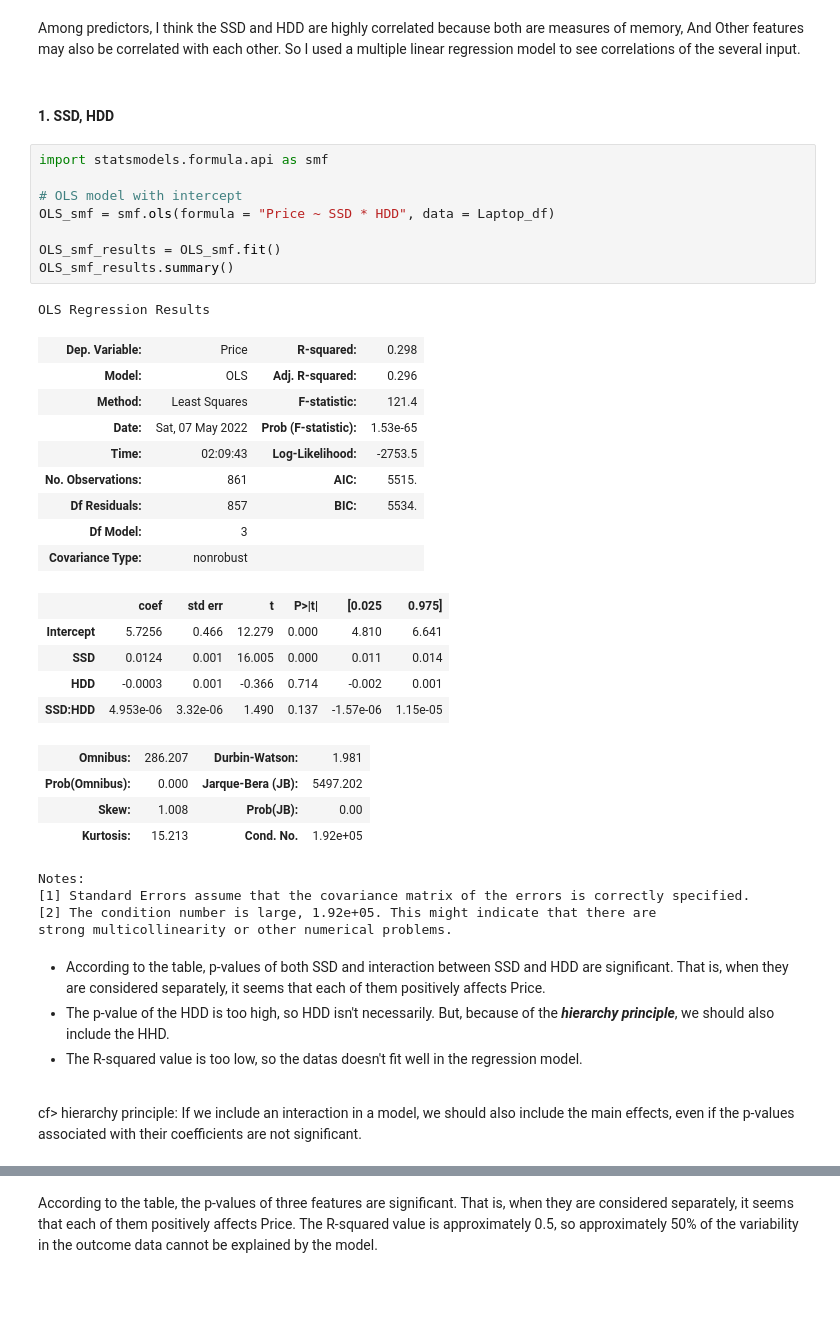
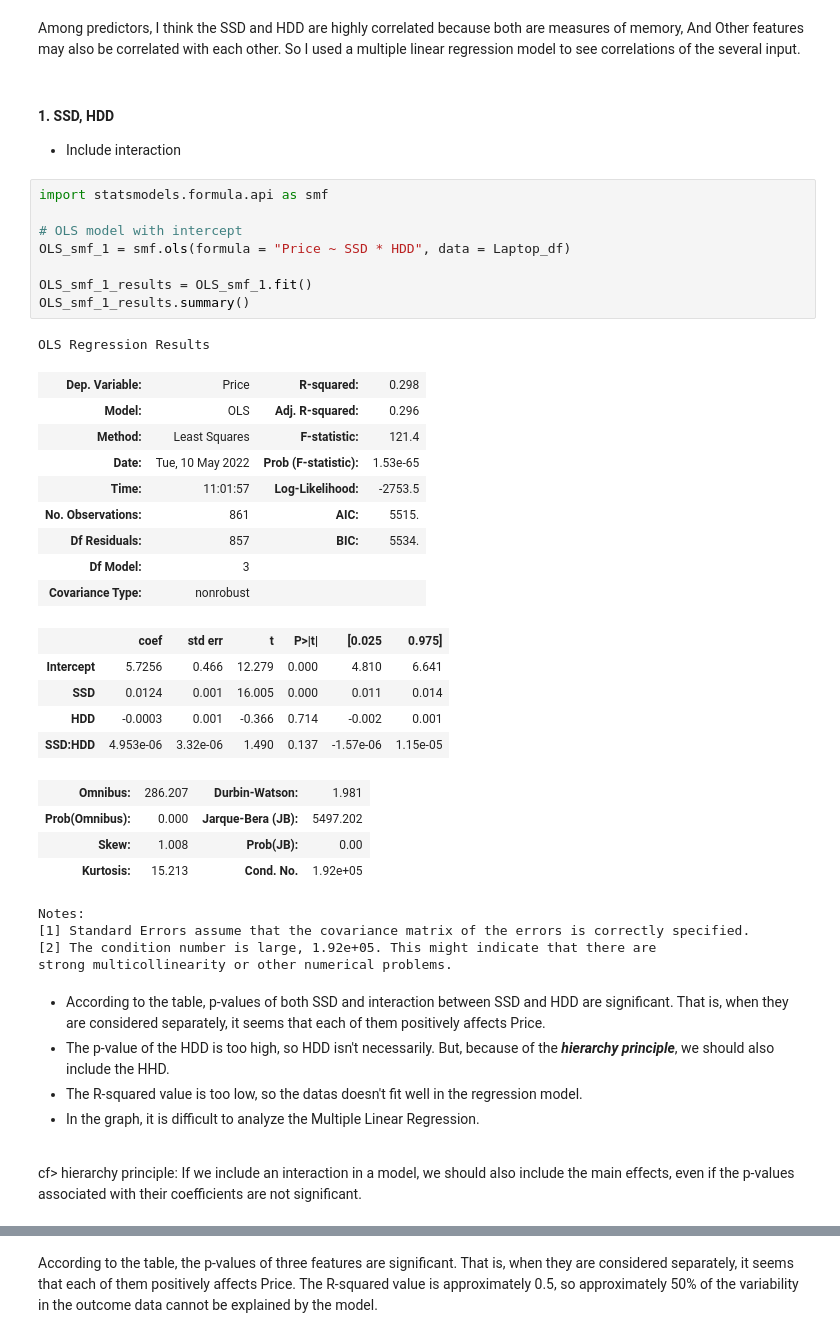
Before and after one commit to Moojun/study_ML, a Jupyter notebook: 2.Data_Analysis/src/TermProject.ipynb, the cells around one changed output, grey strips where cells are left out. Cells and saved outputs as stored; diff of their text form; blank space fills up the shorter version.

```diff
--- a/2.Data_Analysis/src/TermProject.ipynb
+++ b/2.Data_Analysis/src/TermProject.ipynb
@@ -421,21 +421,22 @@ Looking at the graph, the Simple Linear model is not suitable here. Also, The RA
 Among predictors, I think the SSD and HDD are highly correlated because both are measures of memory, And Other features may also be correlated with each other. So I used a multiple linear regression model to see correlations of the several input.
 # %% [markdown]
 #### 1. SSD, HDD
+* Include interaction
 # %%
 import statsmodels.formula.api as smf
 
 # OLS model with intercept
-OLS_smf = smf.ols(formula = "Price ~ SSD * HDD", data = Laptop_df)
+OLS_smf_1 = smf.ols(formula = "Price ~ SSD * HDD", data = Laptop_df)
 
-OLS_smf_results = OLS_smf.fit()
-OLS_smf_results.summary()
+OLS_smf_1_results = OLS_smf_1.fit()
+OLS_smf_1_results.summary()
 # %% [output]
 OLS Regression Results
 | Dep. Variable: | Price | R-squared: | 0.298 |
 | Model: | OLS | Adj. R-squared: | 0.296 |
 | Method: | Least Squares | F-statistic: | 121.4 |
-| Date: | Sat, 07 May 2022 | Prob (F-statistic): | 1.53e-65 |
-| Time: | 02:09:43 | Log-Likelihood: | -2753.5 |
+| Date: | Tue, 10 May 2022 | Prob (F-statistic): | 1.53e-65 |
+| Time: | 11:01:57 | Log-Likelihood: | -2753.5 |
 | No. Observations: | 861 | AIC: | 5515. |
 | Df Residuals: | 857 | BIC: | 5534. |
 | Df Model: | 3 |  |  |
@@ -457,6 +458,7 @@ strong multicollinearity or other numerical problems.
 * According to the table, p-values of both SSD and interaction between SSD and HDD are significant. That is, when they are considered separately, it seems that each of them positively affects Price.
 * The p-value of the HDD is too high, so HDD isn't necessarily. But, because of the ***hierarchy principle***, we should also include the HHD.
 * The R-squared value is too low, so the datas doesn't fit well in the regression model.
+* In the graph, it is difficult to analyze the Multiple Linear Regression.
 
 <br>
 
```
Also changed, not shown: parts of 45 cells of this notebook.
